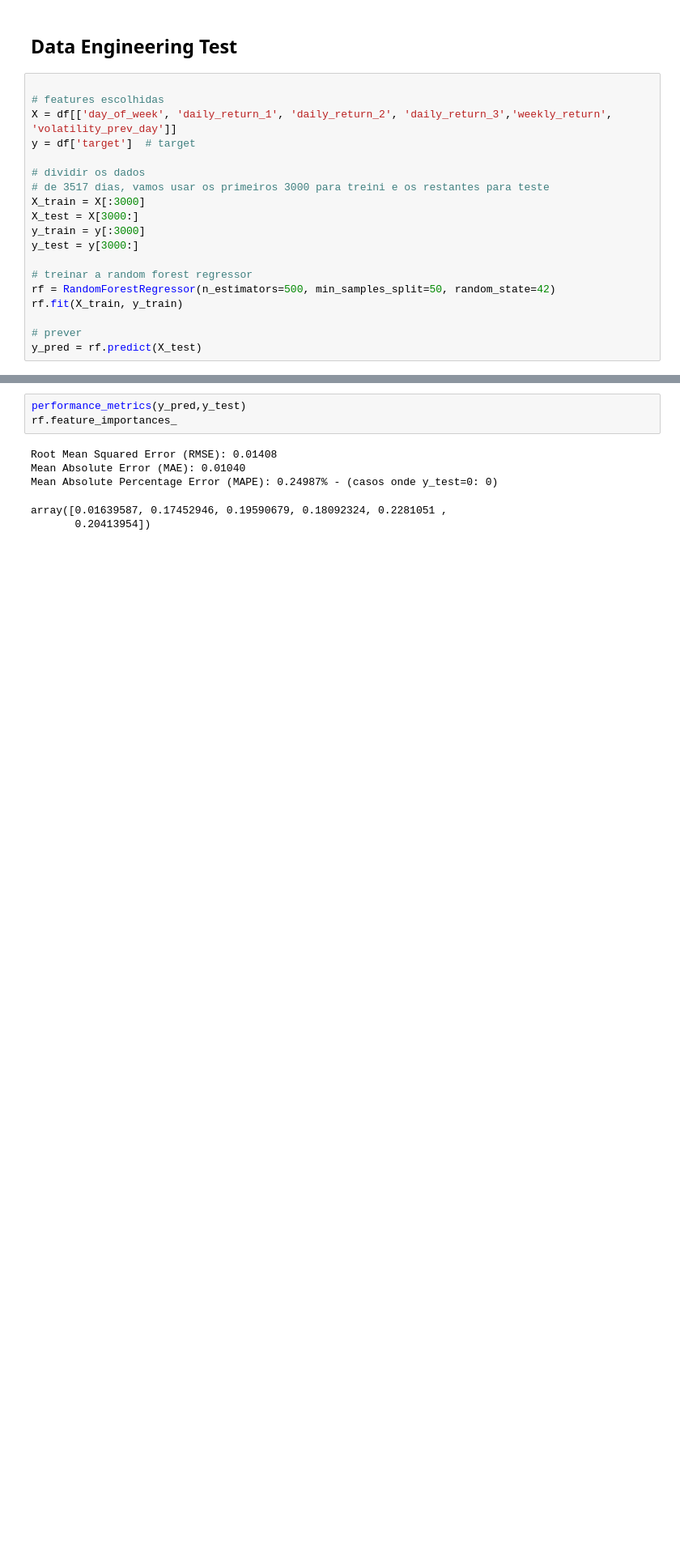
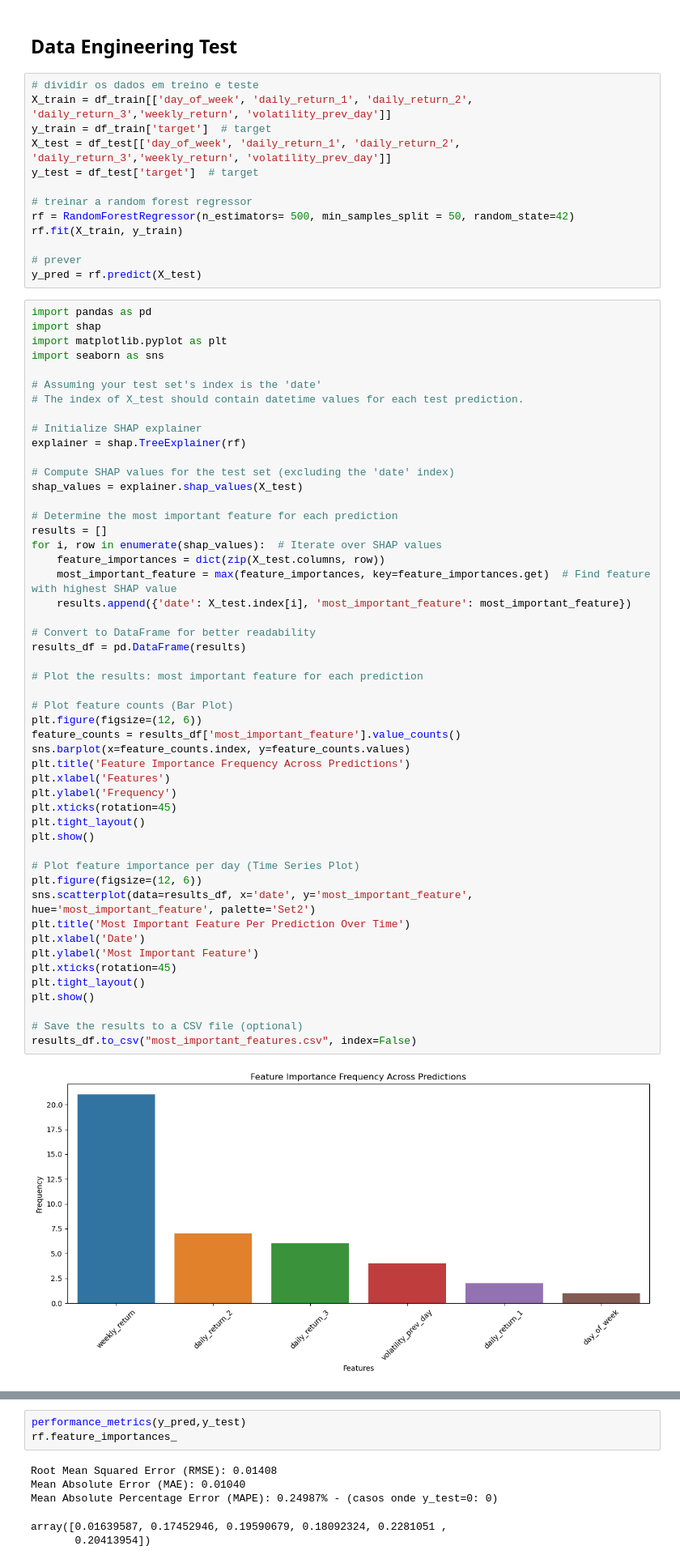
Before and after one commit to joaobaptista30/Lab_IACD_Project_2, a Jupyter notebook: feature_engineering.ipynb, the cells around one changed output, grey strips where cells are left out. Shown at 81% size. Drawn from its saved outputs; the diff is of its cells as text; blank space fills up the shorter version.

```diff
--- a/feature_engineering.ipynb
+++ b/feature_engineering.ipynb
@@ -102,21 +101,67 @@ df
 # %% [markdown]
 ## Data Engineering Test
 # %%
-
-# features escolhidas
-X = df[['day_of_week', 'daily_return_1', 'daily_return_2', 'daily_return_3','weekly_return', 'volatility_prev_day']]
-y = df['target']  # target
-
-# dividir os dados
-# de 3517 dias, vamos usar os primeiros 3000 para treini e os restantes para teste
-X_train = X[:3000]
-X_test = X[3000:]
-y_train = y[:3000]
-y_test = y[3000:]
+# dividir os dados em treino e teste
+X_train = df_train[['day_of_week', 'daily_return_1', 'daily_return_2', 'daily_return_3','weekly_return', 'volatility_prev_day']]
+y_train = df_train['target']  # target
+X_test = df_test[['day_of_week', 'daily_return_1', 'daily_return_2', 'daily_return_3','weekly_return', 'volatility_prev_day']]
+y_test = df_test['target']  # target
 
 # treinar a random forest regressor
-rf = RandomForestRegressor(n_estimators=500, min_samples_split=50, random_state=42)
+rf = RandomForestRegressor(n_estimators= 500, min_samples_split = 50, random_state=42)
 rf.fit(X_train, y_train)
 
 # prever
 y_pred = rf.predict(X_test)
+# %%
+import pandas as pd
+import shap
+import matplotlib.pyplot as plt
+import seaborn as sns
+
+# Assuming your test set's index is the 'date'
+# The index of X_test should contain datetime values for each test prediction.
+
+# Initialize SHAP explainer
+explainer = shap.TreeExplainer(rf)
+
+# Compute SHAP values for the test set (excluding the 'date' index)
+shap_values = explainer.shap_values(X_test)
+
+# Determine the most important feature for each prediction
+results = []
+for i, row in enumerate(shap_values):  # Iterate over SHAP values
+    feature_importances = dict(zip(X_test.columns, row))
+    most_important_feature = max(feature_importances, key=feature_importances.get)  # Find feature with highest SHAP value
+    results.append({'date': X_test.index[i], 'most_important_feature': most_important_feature})
+
+# Convert to DataFrame for better readability
+results_df = pd.DataFrame(results)
+
+# Plot the results: most important feature for each prediction
+
+# Plot feature counts (Bar Plot)
+plt.figure(figsize=(12, 6))
+feature_counts = results_df['most_important_feature'].value_counts()
+sns.barplot(x=feature_counts.index, y=feature_counts.values)
+plt.title('Feature Importance Frequency Across Predictions')
+plt.xlabel('Features')
+plt.ylabel('Frequency')
+plt.xticks(rotation=45)
+plt.tight_layout()
+plt.show()
+
+# Plot feature importance per day (Time Series Plot)
+plt.figure(figsize=(12, 6))
+sns.scatterplot(data=results_df, x='date', y='most_important_feature', hue='most_important_feature', palette='Set2')
+plt.title('Most Important Feature Per Prediction Over Time')
+plt.xlabel('Date')
+plt.ylabel('Most Important Feature')
+plt.xticks(rotation=45)
+plt.tight_layout()
+plt.show()
+
+# Save the results to a CSV file (optional)
+results_df.to_csv("most_important_features.csv", index=False)
+# %% [output]
+[figure, added]
```
Also changed, not shown: parts of 10 cells of this notebook, 1 other file.
